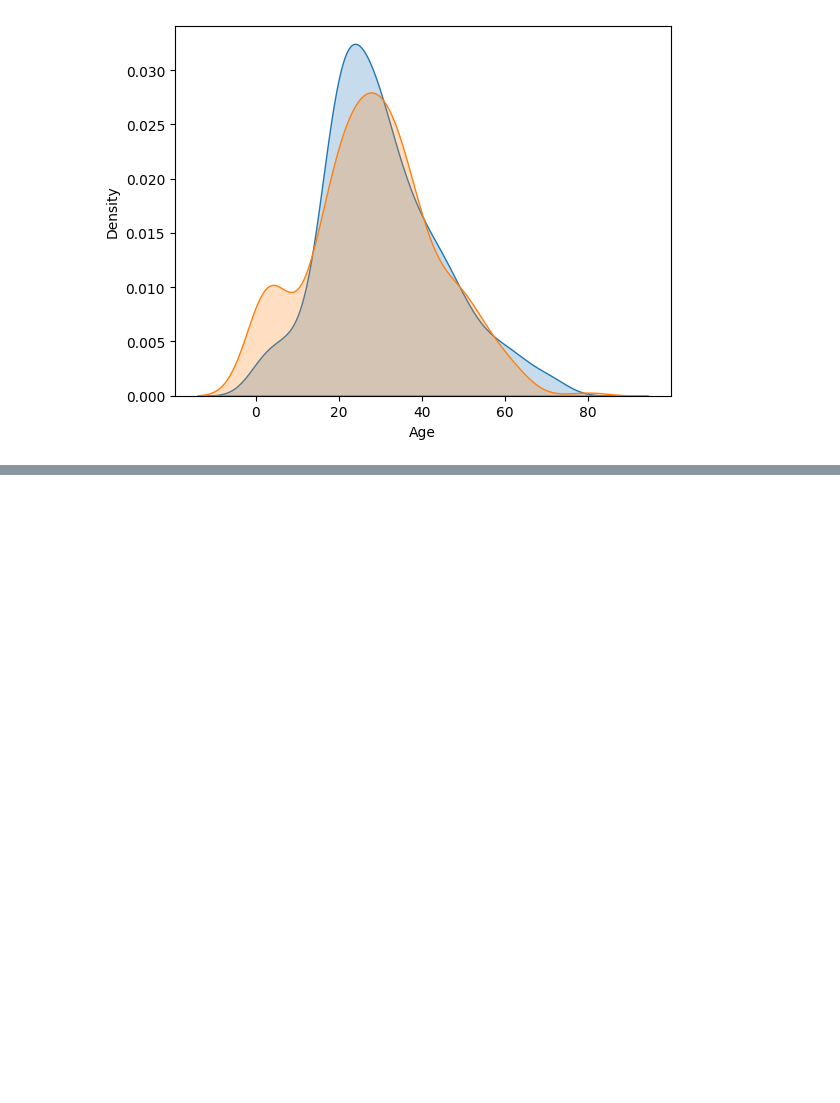
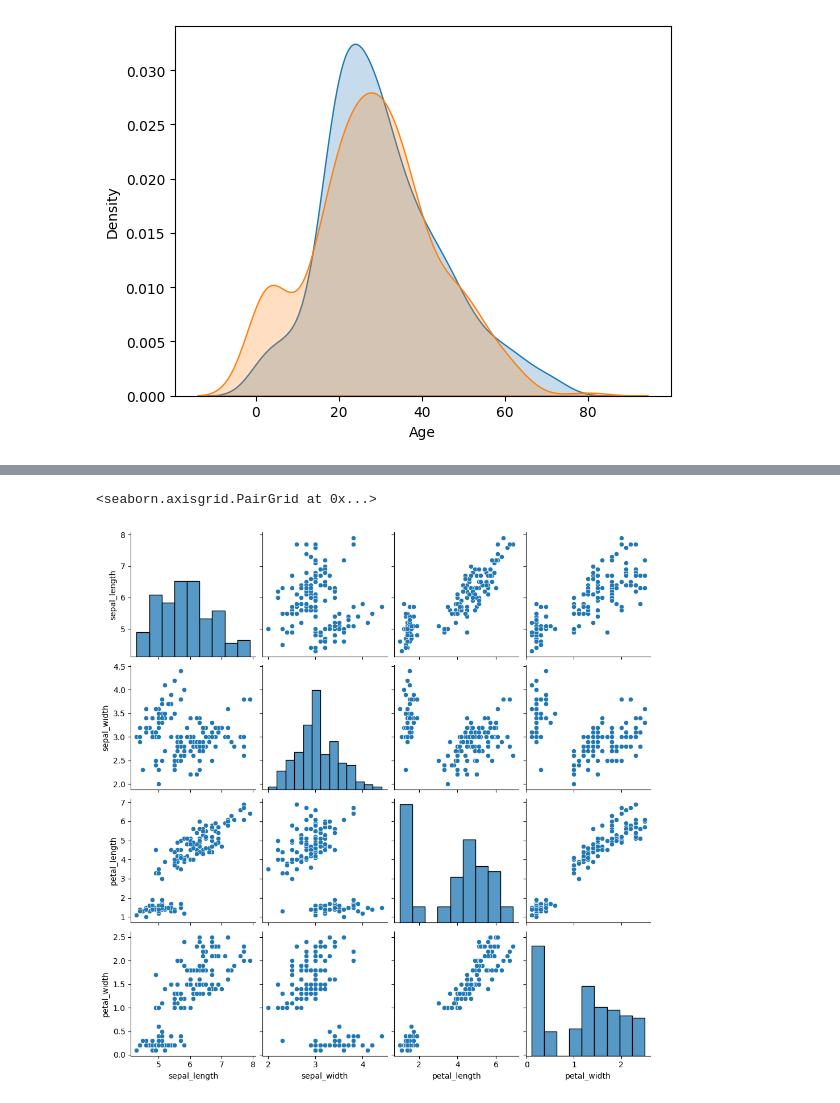
Before and after one commit to Priantox/Machine-Learning, a Jupyter notebook: Multivariate.ipynb, the cells around one changed output, grey strips where cells are left out. Saved outputs shown, nothing was run; the diff lists cells and outputs as text; code cells hidden in the pictures; blank space fills up the shorter version.

```diff
--- a/Multivariate.ipynb
+++ b/Multivariate.ipynb
@@ -91,0 +123,5 @@ sns.kdeplot(titanic[titanic['Survived'] ==  1]['Age'],fill=True)
+# %%
+sns.pairplot(iris)
+# %% [output]
+<seaborn.axisgrid.PairGrid at 0x...>
+[figure, added]
```
Also changed, not shown: parts of 9 cells of this notebook.
